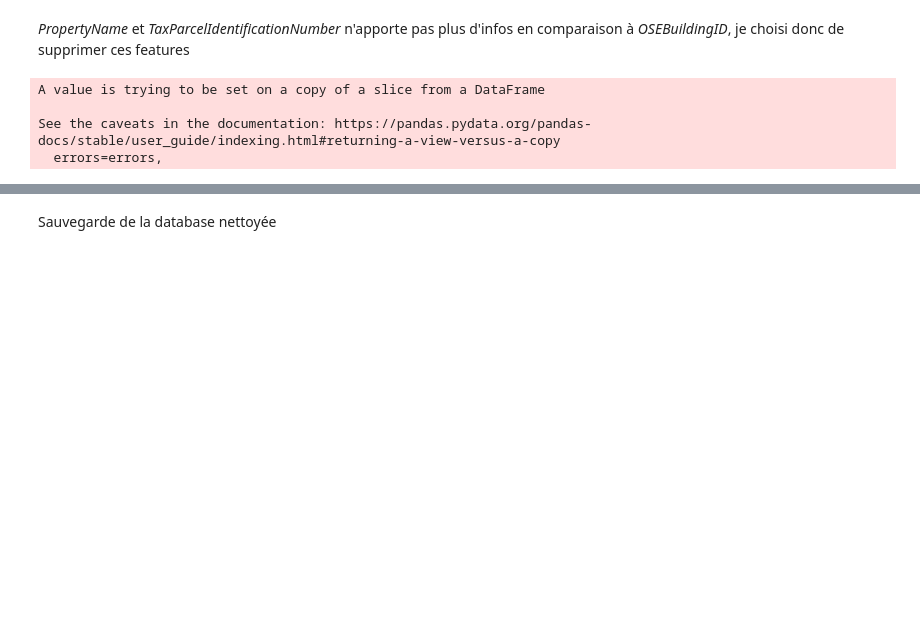
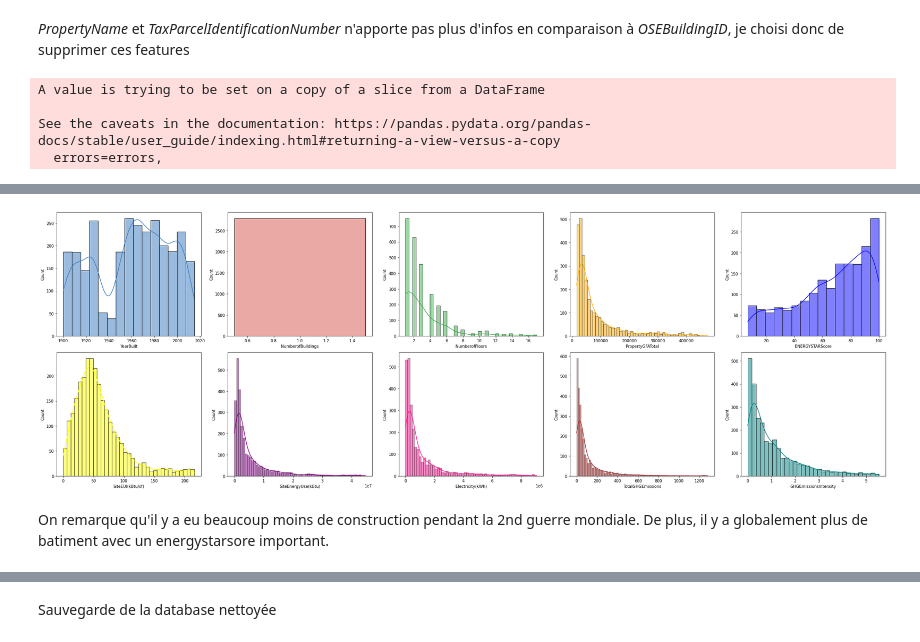
Before and after one commit to AurelienCD/Formation_OCR_Ing_Machine_Learning, a Jupyter notebook: Pélec_01_notebook.ipynb, the cells around one changed output, grey strips where cells are left out. Saved outputs shown, nothing was run; the diff lists cells and outputs as text; code cells hidden in the pictures; blank space fills up the shorter version.

```diff
--- a/Pélec_01_notebook.ipynb
+++ b/Pélec_01_notebook.ipynb
@@ -487,0 +699,21 @@ NameError: ignored
+# %%
+fig, axs = plt.subplots(2, 5, figsize=(30, 10))
+
+sns.histplot(data=df, x="YearBuilt", kde=True, ax=axs[0, 0], color = custom_palette[0])
+sns.histplot(data=df, x="NumberofBuildings", kde=True, ax=axs[0, 1], color = custom_palette[1])
+sns.histplot(data=df, x="NumberofFloors", kde=True, ax=axs[0, 2], color = custom_palette[2])
+sns.histplot(data=df, x="PropertyGFATotal", kde=True, ax=axs[0, 3], color = custom_palette[3])
+sns.histplot(data=df, x="ENERGYSTARScore", kde=True, ax=axs[0, 4], color = custom_palette[4])
+sns.histplot(data=df, x="SiteEUI(kBtu/sf)", kde=True, ax=axs[1, 0], color = custom_palette[5])
+sns.histplot(data=df, x="SiteEnergyUse(kBtu)", kde=True, ax=axs[1, 1], color = custom_palette[6])
+sns.histplot(data=df, x="Electricity(kWh)", kde=True, ax=axs[1, 2], color = custom_palette[7])
+sns.histplot(data=df, x="TotalGHGEmissions", kde=True, ax=axs[1, 3], color = custom_palette[8])
+sns.histplot(data=df, x="GHGEmissionsIntensity", kde=True, ax=axs[1, 4], color = custom_palette[9])
+
+plt.tight_layout()
+fig.savefig("Global_exploration_quantitative_variables", dpi=400)
+plt.show()
+# %% [output]
+[figure, added]
+# %% [markdown]
+On remarque qu'il y a eu beaucoup moins de construction pendant la 2nd guerre mondiale. De plus, il y a globalement plus de batiment avec un energystarsore important.
```
Also changed, not shown: parts of 74 cells of this notebook.
